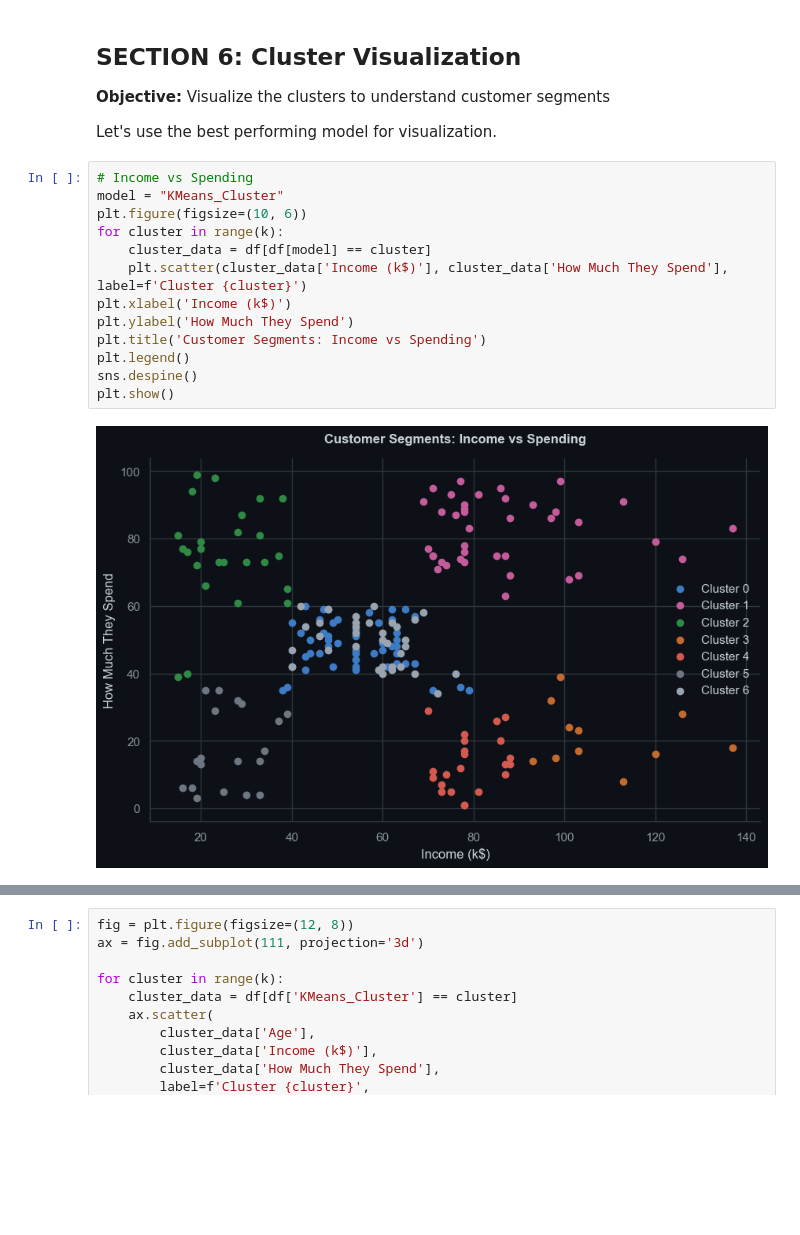
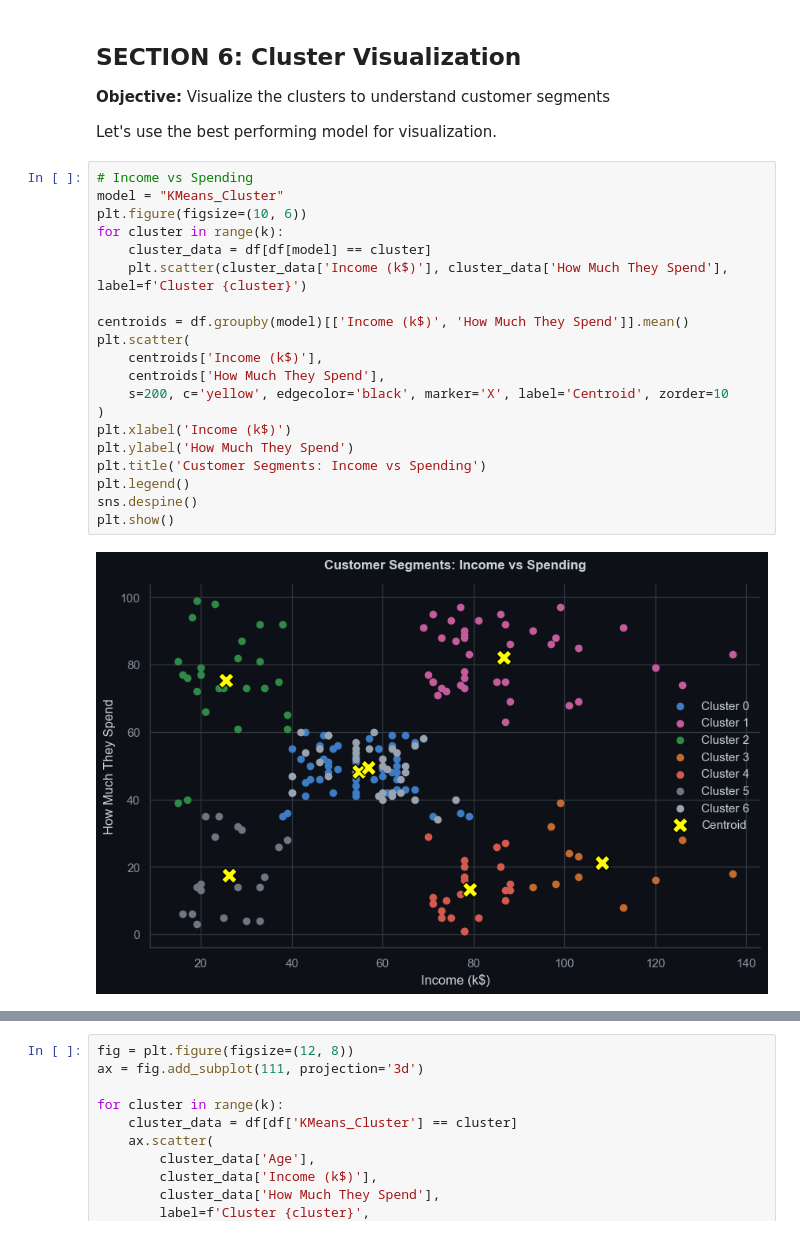
Before and after one commit to pufferfish3e/unsupervised-learning, a Jupyter notebook: p2510877_CA2_PartA_KendrickSlamat.ipynb, the cells around one changed output, grey strips where cells are left out. Cells and saved outputs as stored; diff of their text form; blank space fills up the shorter version.

```diff
--- a/p2510877_CA2_PartA_KendrickSlamat.ipynb
+++ b/p2510877_CA2_PartA_KendrickSlamat.ipynb
@@ -700,18 +700,25 @@ Let's use the best performing model for visualization.
 # %%
 # Income vs Spending
 model = "KMeans_Cluster"
 plt.figure(figsize=(10, 6))
 for cluster in range(k):
     cluster_data = df[df[model] == cluster]
     plt.scatter(cluster_data['Income (k$)'], cluster_data['How Much They Spend'], label=f'Cluster {cluster}')
+
+centroids = df.groupby(model)[['Income (k$)', 'How Much They Spend']].mean()
+plt.scatter(
+    centroids['Income (k$)'],
+    centroids['How Much They Spend'],
+    s=200, c='yellow', edgecolor='black', marker='X', label='Centroid', zorder=10
+)
 plt.xlabel('Income (k$)')
 plt.ylabel('How Much They Spend')
 plt.title('Customer Segments: Income vs Spending')
 plt.legend()
 sns.despine()
 plt.show()
 # %% [output]
-[figure, old version]
+[figure, new version]
 # %%
 # 2. Age vs Spending
 plt.figure(figsize=(10, 6))
```
Also changed, not shown: parts of 3 cells of this notebook, 1 other file.
